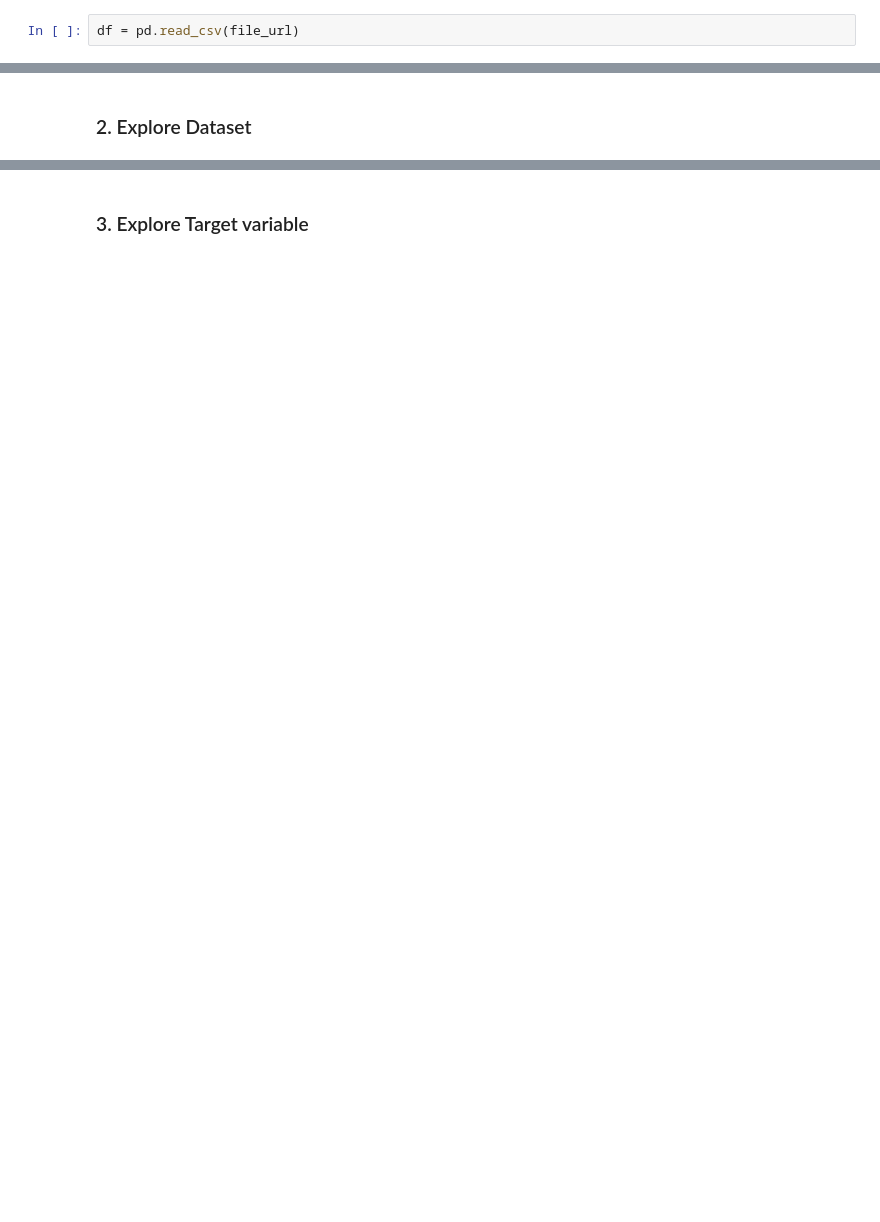
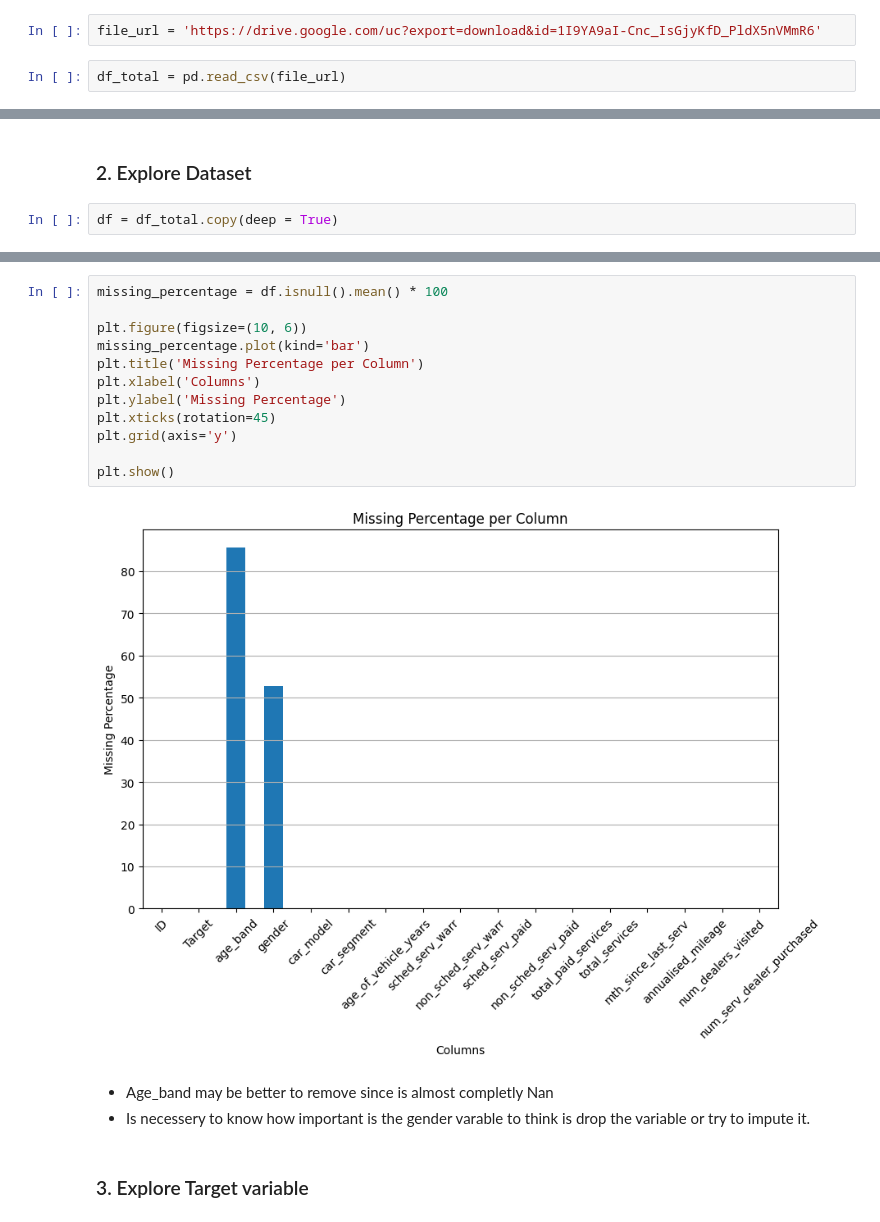
Before and after one commit to smonto43/UTS_MDSI, a Jupyter notebook: 36106MLAA/Assigment2/MLAA_Notebook_Template.ipynb, the cells around one changed output, grey strips where cells are left out. Cells and saved outputs as stored; diff of their text form; blank space fills up the shorter version.

```diff
--- a/36106MLAA/Assigment2/MLAA_Notebook_Template.ipynb
+++ b/36106MLAA/Assigment2/MLAA_Notebook_Template.ipynb
@@ -35,2 +47,4 @@ file_url = ''
+# %%
+file_url = 'https://drive.google.com/uc?export=download&id=1I9YA9aI-Cnc_IsGjyKfD_PldX5nVMmR6'
 # %%
-df = pd.read_csv(file_url)
+df_total = pd.read_csv(file_url)
@@ -37,2 +60,4 @@ df = pd.read_csv(file_url)
 # %% [markdown]
 ### 2. Explore Dataset
+# %%
+df = df_total.copy(deep = True)
@@ -39,3 +109,20 @@ df = pd.read_csv(file_url)
+# %%
+missing_percentage = df.isnull().mean() * 100
+
+plt.figure(figsize=(10, 6))
+missing_percentage.plot(kind='bar')
+plt.title('Missing Percentage per Column')
+plt.xlabel('Columns')
+plt.ylabel('Missing Percentage')
+plt.xticks(rotation=45)
+plt.grid(axis='y')
+
+plt.show()
+# %% [output]
+[figure, added]
+# %% [markdown]
+* Age_band may be better to remove since is almost completly Nan
+* Is necessery to know how important is the gender varable to think is drop the variable or try to impute it.
 # %% [markdown]
 ### 3. Explore Target variable
 # %%
```
Also changed, not shown: parts of 26 cells of this notebook.
